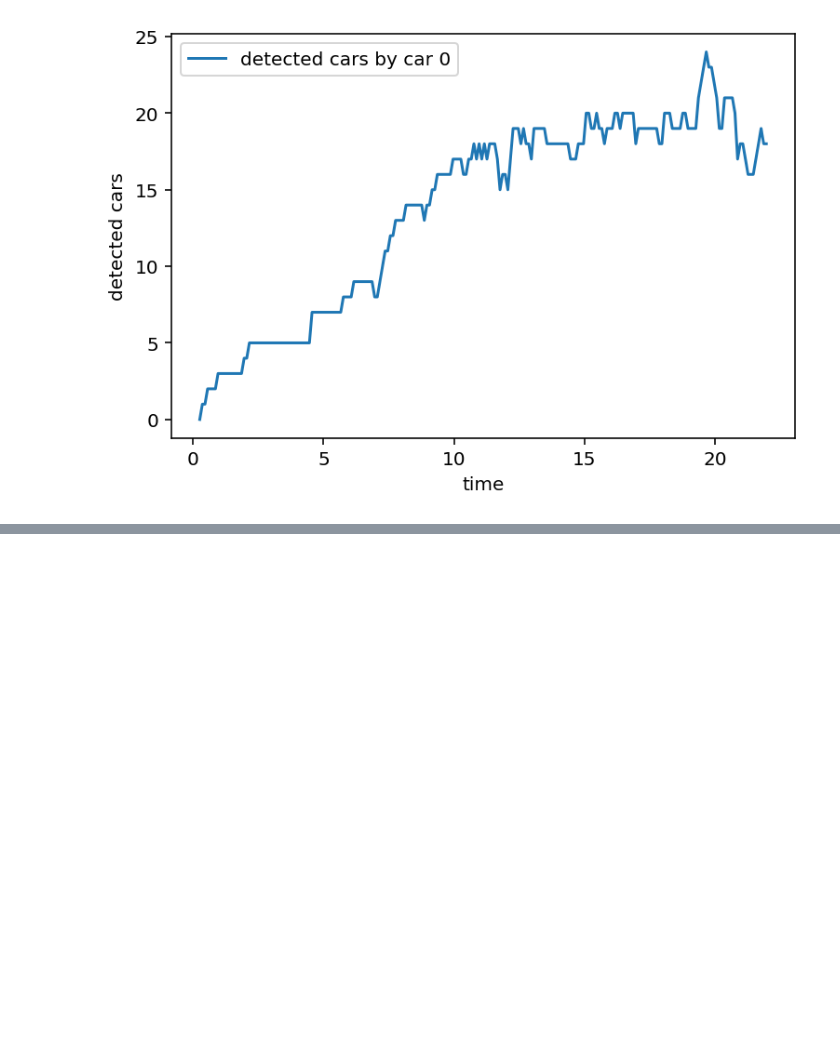
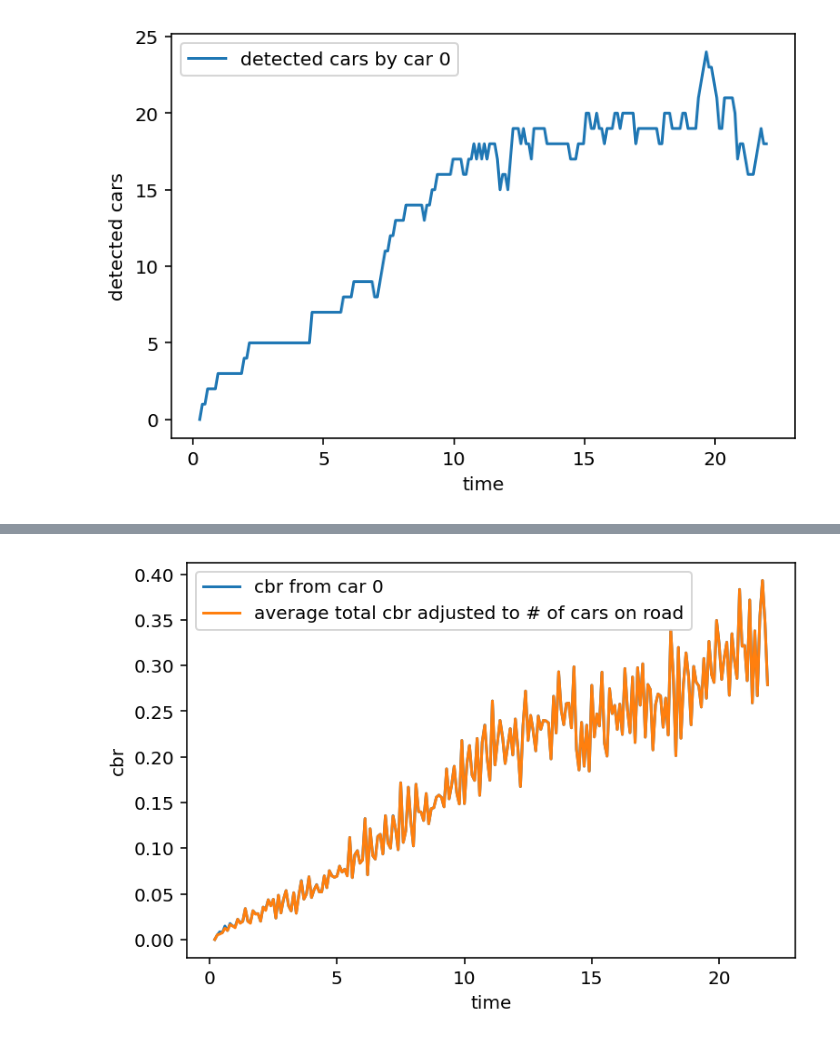
Before and after one commit to kovrichard/artery, a Jupyter notebook: scenarios/car2car-grid/results/Results.ipynb, the cells around one changed output, grey strips where cells are left out. Saved outputs shown, nothing was run; the diff lists cells and outputs as text; code cells hidden in the pictures; blank space fills up the shorter version.

Commit message:
Fix cbr average calculation

```diff
--- a/scenarios/car2car-grid/results/Results.ipynb
+++ b/scenarios/car2car-grid/results/Results.ipynb
@@ -100,3 +137,12 @@ plt.show()
+# %%
+plt.plot(x,y, label="cbr from car 0")
+plt.xlabel("time")
+plt.ylabel("cbr")
+plt.plot(times, vecvalues, label="average total cbr adjusted to # of cars on road")
+plt.legend()
+plt.show()
+# %% [output]
+[figure, added]
 # %%
 def add_car_cbr_to_plot(plt, time_values, i):
     tmp = [[ t for t, v in time_values[i] ],  [ v for t, v in time_values[i] ]]
```
Also changed, not shown: parts of 5 cells of this notebook.
